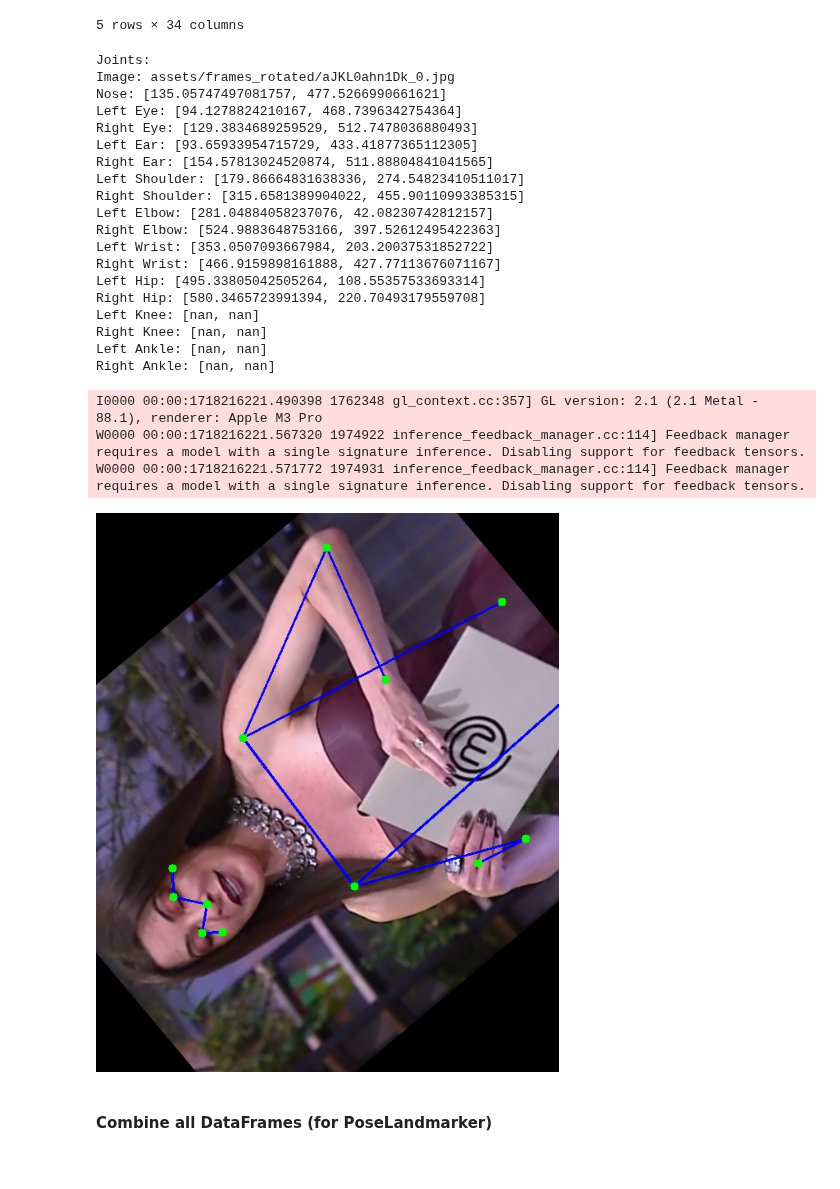
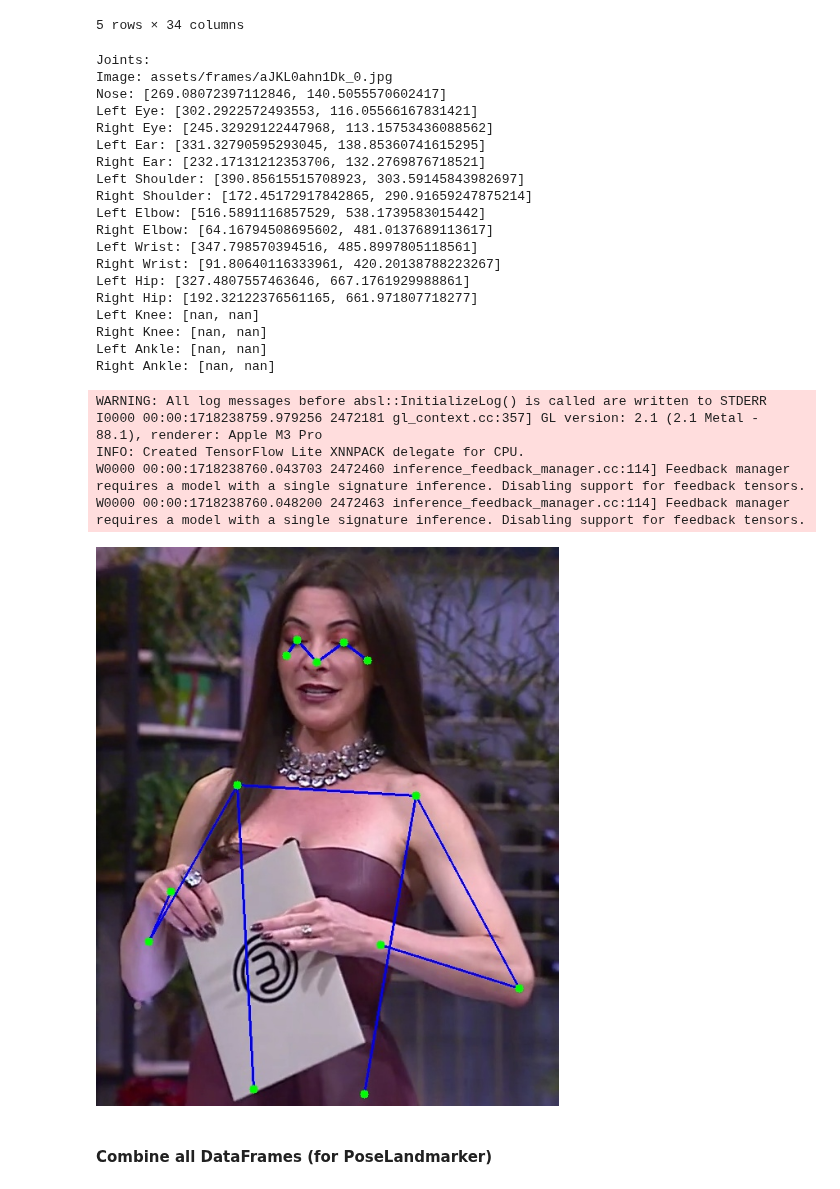
Before and after one commit to denskrlv/PosEmotion, a Jupyter notebook: posemotion.ipynb, the cells around one changed output. Cells and saved outputs as stored; diff of their text form; code cells hidden in the pictures.

```diff
--- a/posemotion.ipynb
+++ b/posemotion.ipynb
@@ -136,10 +120,10 @@ movenet_df.head()
 # %% [markdown]
 #### PoseLandmarker (with depth)
 # %%
-poselandmarker_detector = PoseLandmarkerDetector("models/pose_landmarker_full.task")
+plm_detector = PoseLandmarkerDetector("models/pose_landmarker_full.task")
 
 def apply_plm(df, target, output_csv):
-    keypoints = poselandmarker_detector.detect_multi(df, target)
+    keypoints = plm_detector.detect_multi(df, target)
     poselandmarker_df = pd.concat(keypoints, axis=1, ignore_index=True).T
     poselandmarker_df.to_csv(output_csv, index=False)
 
@@ -150,8 +134,8 @@ def apply_plm(df, target, output_csv):
 #     "assets/annotations/keypoints_plm.csv"
 # )
 
-poselandmarker_df = pd.read_csv("assets/annotations/keypoints_plm.csv")
-poselandmarker_df.head()
+plm_df = pd.read_csv("assets/annotations/keypoints_plm.csv")
+plm_df.head()
 # %% [output]
 |  | nose_X | nose_Y | left_eye_X | left_eye_Y | right_eye_X | right_eye_Y | left_ear_X | left_ear_Y | ... |
 | 0 | 269.080724 | 140.505557 | 302.292257 | 116.055662 | 245.329291 | 113.157534 | 331.327906 | 138.853607 | ... |
@@ -162,32 +146,34 @@ poselandmarker_df.head()
 5 rows × 34 columns
 # %%
 # Example of how a skeleton looks like
-result, depths = poselandmarker_detector.detect("assets/frames_rotated/aJKL0ahn1Dk_0.jpg")
+result, depths = plm_detector.detect("assets/frames/aJKL0ahn1Dk_0.jpg")
 print(result)
 dv.draw(result, inline=True)
 # %% [output]
 Joints:
-Image: assets/frames_rotated/aJKL0ahn1Dk_0.jpg
-Nose: [135.05747497081757, 477.5266990661621]
-Left Eye: [94.1278824210167, 468.7396342754364]
-Right Eye: [129.3834689259529, 512.7478036880493]
-Left Ear: [93.65933954715729, 433.41877365112305]
-Right Ear: [154.57813024520874, 511.88804841041565]
-Left Shoulder: [179.86664831638336, 274.54823410511017]
-Right Shoulder: [315.6581389904022, 455.90110993385315]
-Left Elbow: [281.04884058237076, 42.08230742812157]
-Right Elbow: [524.9883648753166, 397.52612495422363]
-Left Wrist: [353.0507093667984, 203.20037531852722]
-Right Wrist: [466.9159898161888, 427.77113676071167]
-Left Hip: [495.33805042505264, 108.55357533693314]
-Right Hip: [580.3465723991394, 220.70493179559708]
+Image: assets/frames/aJKL0ahn1Dk_0.jpg
+Nose: [269.08072397112846, 140.5055570602417]
+Left Eye: [302.2922572493553, 116.05566167831421]
+Right Eye: [245.32929122447968, 113.15753436088562]
+Left Ear: [331.32790595293045, 138.85360741615295]
+Right Ear: [232.17131212353706, 132.2769876718521]
+Left Shoulder: [390.85615515708923, 303.59145843982697]
+Right Shoulder: [172.45172917842865, 290.91659247875214]
+Left Elbow: [516.5891116857529, 538.1739583015442]
+Right Elbow: [64.16794508695602, 481.0137689113617]
+Left Wrist: [347.798570394516, 485.8997805118561]
+Right Wrist: [91.80640116333961, 420.20138788223267]
+Left Hip: [327.4807557463646, 667.1761929988861]
+Right Hip: [192.32122376561165, 661.971807718277]
 Left Knee: [nan, nan]
 Right Knee: [nan, nan]
 Left Ankle: [nan, nan]
 Right Ankle: [nan, nan]
-I0000 00:00:1718216221.490398 1762348 gl_context.cc:357] GL version: 2.1 (2.1 Metal - 88.1), renderer: Apple M3 Pro
-W0000 00:00:1718216221.567320 1974922 inference_feedback_manager.cc:114] Feedback manager requires a model with a single signature inference. Disabling support for feedback tensors.
-W0000 00:00:1718216221.571772 1974931 inference_feedback_manager.cc:114] Feedback manager requires a model with a single signature inference. Disabling support for feedback tensors.
+WARNING: All log messages before absl::InitializeLog() is called are written to STDERR
+I0000 00:00:1718238759.979256 2472181 gl_context.cc:357] GL version: 2.1 (2.1 Metal - 88.1), renderer: Apple M3 Pro
+INFO: Created TensorFlow Lite XNNPACK delegate for CPU.
+W0000 00:00:1718238760.043703 2472460 inference_feedback_manager.cc:114] Feedback manager requires a model with a single signature inference. Disabling support for feedback tensors.
+W0000 00:00:1718238760.048200 2472463 inference_feedback_manager.cc:114] Feedback manager requires a model with a single signature inference. Disabling support for feedback tensors.
-[figure, old version]
+[figure, new version]
 # %% [markdown]
 #### Combine all DataFrames (for PoseLandmarker)
```
Also changed, not shown: parts of 15 cells of this notebook, 3 other files.
